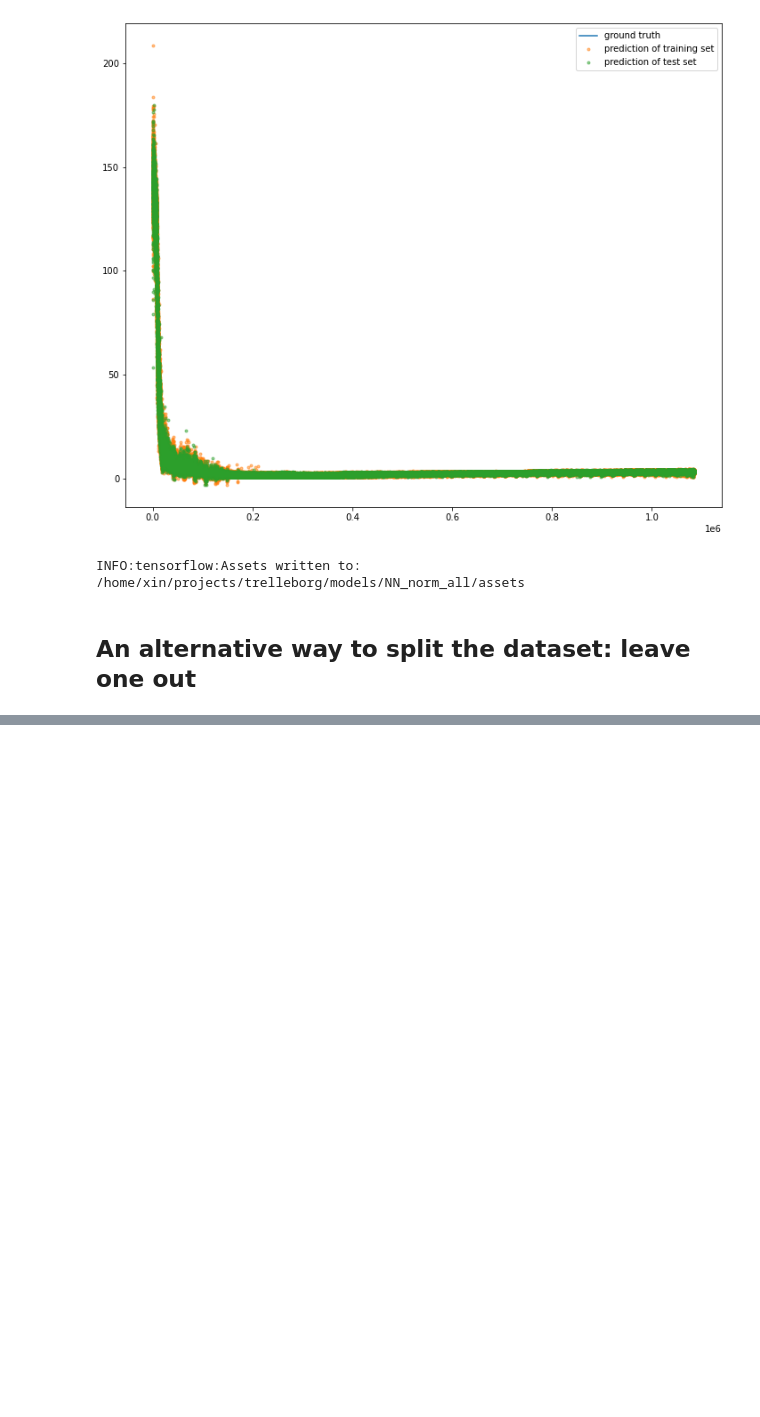
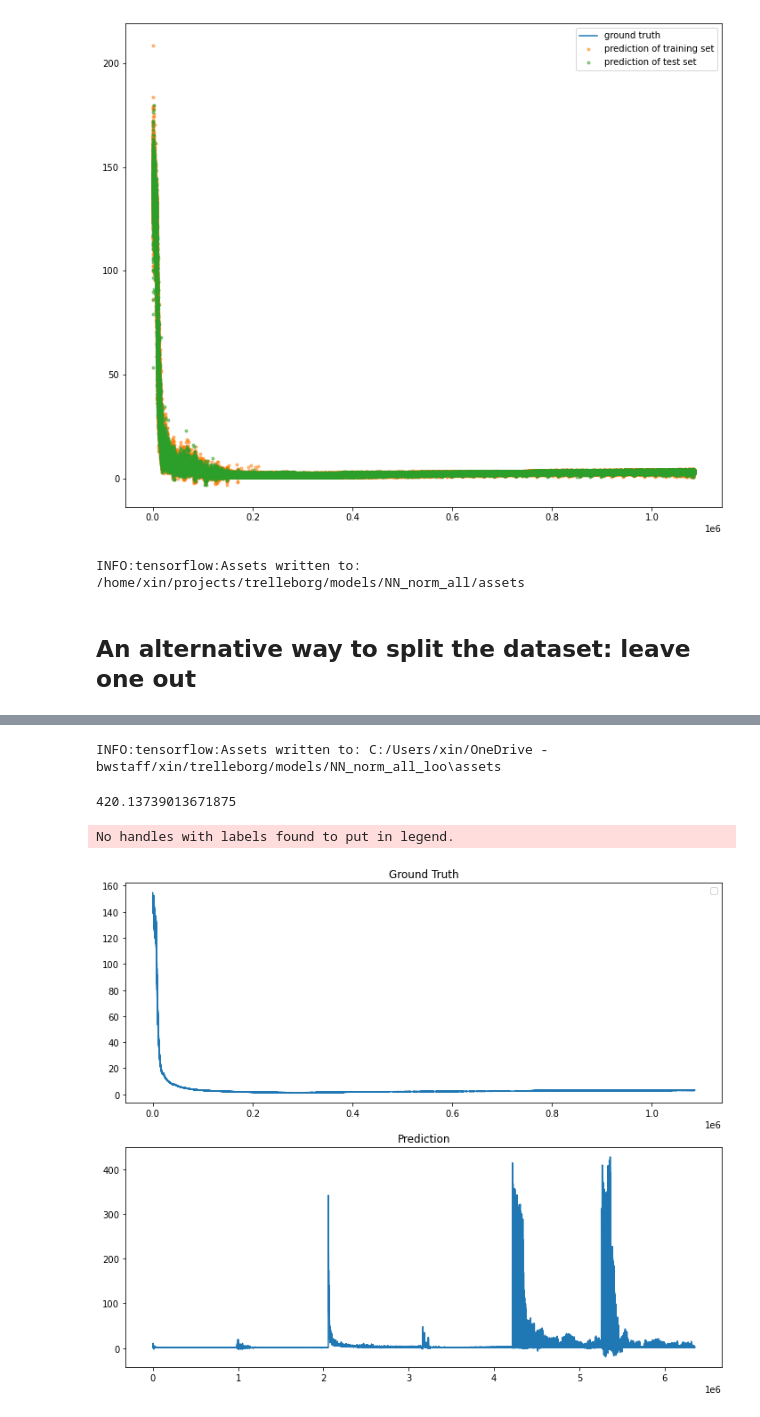
Before and after one commit to chen-xin-94/trelleborg, a Jupyter notebook: scripts/training/NN_ip1k1_all.ipynb, the cells around one changed output, grey strips where cells are left out. Saved outputs shown, nothing was run; the diff lists cells and outputs as text; code cells hidden in the pictures; blank space fills up the shorter version.

```diff
--- a/scripts/training/NN_ip1k1_all.ipynb
+++ b/scripts/training/NN_ip1k1_all.ipynb
@@ -289,0 +351,20 @@ INFO:tensorflow:Assets written to: /home/xin/projects/trelleborg/models/NN_norm_
+# %%
+NN_norm.save(DIR + "/models/NN_norm_all_loo")
+# %% [output]
+INFO:tensorflow:Assets written to: C:/Users/xin/OneDrive - bwstaff/xin/trelleborg/models/NN_norm_all_loo\assets
+# %%
+# Collect the results on the test set
+NN_norm.evaluate(X_test, y_test,verbose = 0)
+# %% [output]
+420.13739013671875
+# %%
+# X_ = scaler.fit_transform(X)
+y_ = NN_norm.predict(X)
+y_train_ = y_[idx_train_sort].squeeze()
+y_test_ =y_[idx_test_sort].squeeze()
+# %%
+%matplotlib inline
+plot_gt_pre(y[idx_test_sort],y_)
+# %% [output]
+No handles with labels found to put in legend.
+[figure, added]
```
Also changed, not shown: parts of 30 cells of this notebook, 1 other file.
